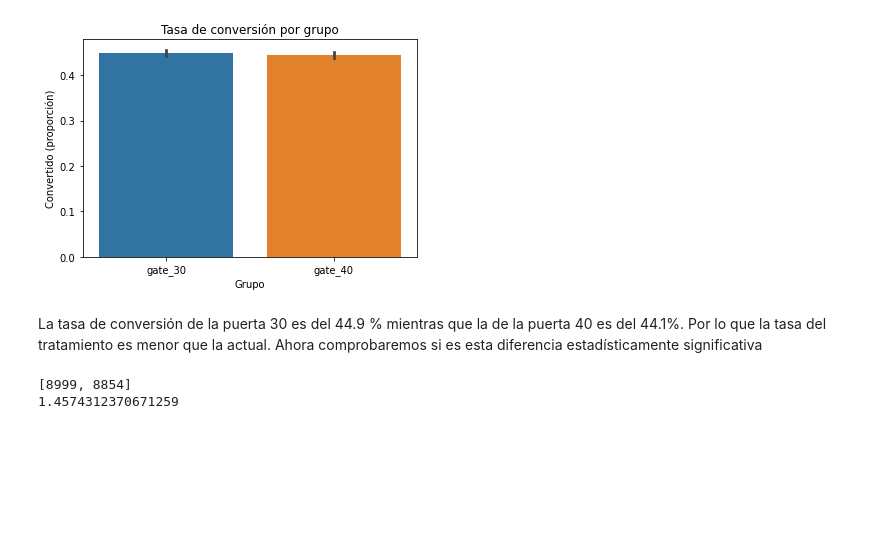
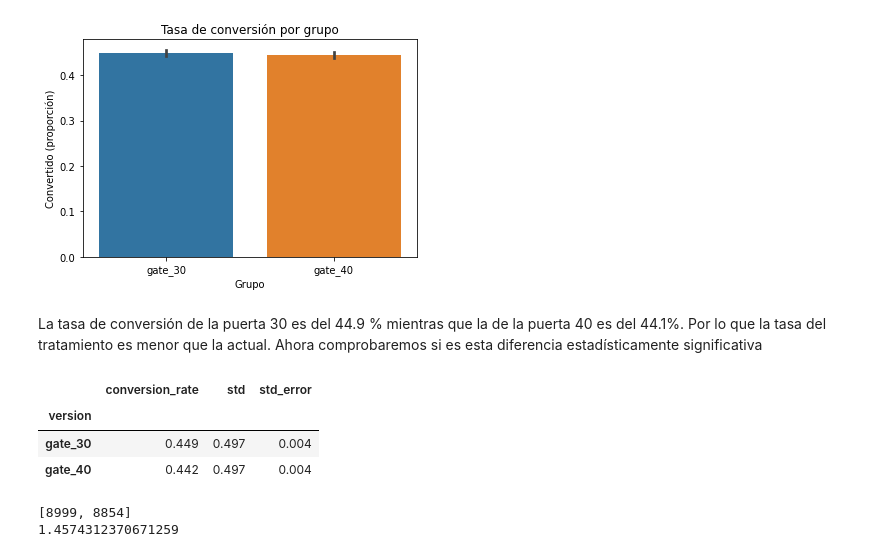
Before and after one commit to Ironhack-Data-Madrid-Mayo-2022/6.4_lab-AB-Testing, a Jupyter notebook: lab-ab-test.ipynb, the cells around one changed output. Saved outputs shown, nothing was run; the diff lists cells and outputs as text; code cells hidden in the pictures; blank space fills up the shorter version.

```diff
--- a/lab-ab-test.ipynb
+++ b/lab-ab-test.ipynb
@@ -120,6 +120,23 @@ La tasa de conversión de la puerta 30 es del 44.9 % mientras que la de la puert
 control_res_1=ab_test_1[ab_test_1.version=='gate_30']['retention_1']
 
 tratamiento_res_1=ab_test_1[ab_test_1.version=='gate_40']['retention_1']
+# %%
+tasas_conversion_1=ab_test_1.groupby('version')['retention_1'] # agrupo por grupo
+
+std_1=lambda x: np.std(x, ddof=0)    # std
+
+error_std_1=lambda x: stats.sem(x, ddof=0)   # error standard , (std/sqrt(n))
+
+tasas_conversion_1=tasas_conversion_1.agg([np.mean, std, error_std])
+tasas_conversion_1.columns=['conversion_rate', 'std', 'std_error']
+
+
+tasas_conversion_1.style.format('{:.3f}')
+# %% [output]
+|  | conversion_rate | std | std_error |
+| version |  |  |  |
+| gate_30 | 0.449 | 0.497 | 0.004 |
+| gate_40 | 0.442 | 0.497 | 0.004 |
 # %%
 observaciones_1=[20034, 20034]
 
```
Also changed, not shown: parts of 14 cells of this notebook.
